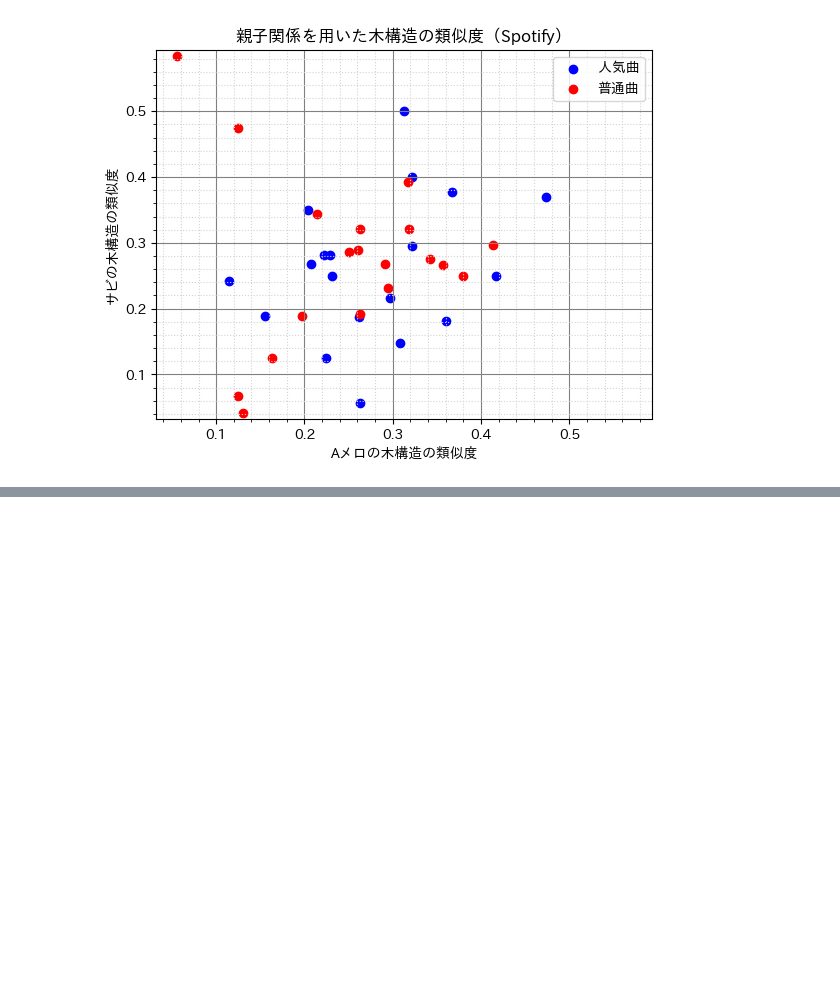
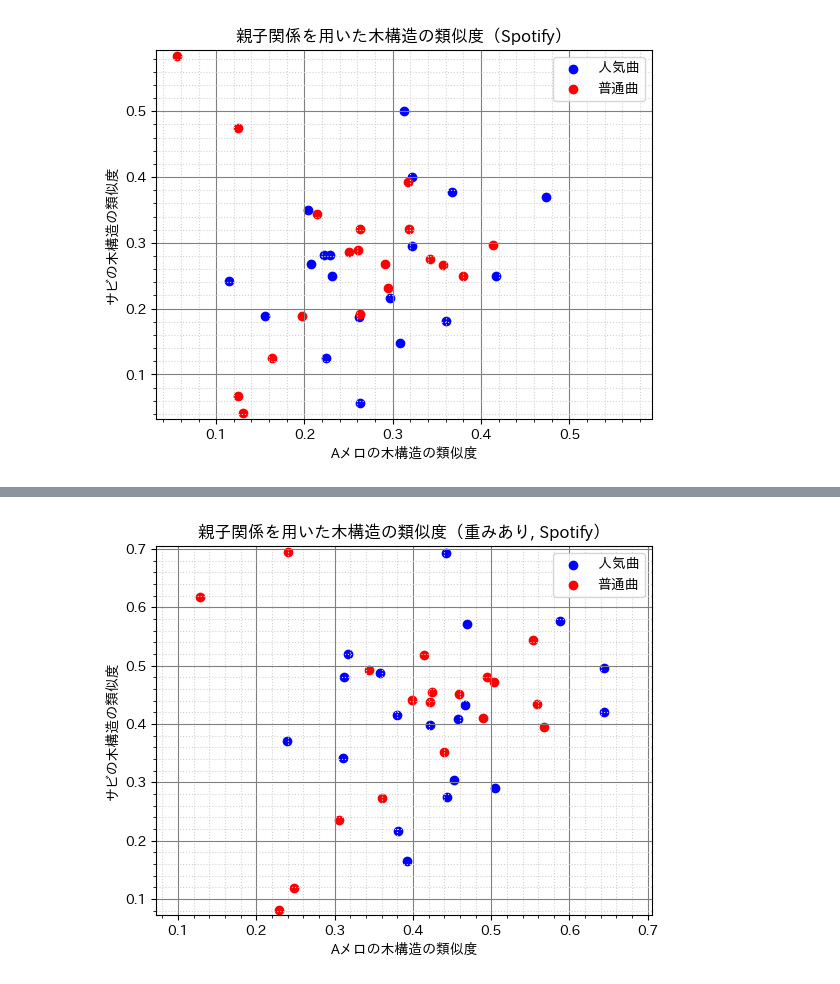
Before and after one commit to tsubasasugawara/lyrics_melody_analyzer, a Jupyter notebook: notebooks/ALL.ipynb, the cells around one changed output, grey strips where cells are left out. Drawn from its saved outputs; the diff is of its cells as text; code cells hidden in the pictures; blank space fills up the shorter version.

```diff
--- a/notebooks/ALL.ipynb
+++ b/notebooks/ALL.ipynb
@@ -189,0 +228,20 @@ plt.grid(which='minor', color='lightgray', linestyle='dotted')
+# %%
+sort_by_spotify = tree_similarity.dropna(subset=["spotify_id"]).sort_values("spotify_popularity", ascending=False)
+center = len(sort_by_spotify) // 2
+pop_spotify = sort_by_spotify[:center]
+unpop_spotify = sort_by_spotify[center:]
+
+plt.scatter(x=RATE_A, y=RATE_S, data=pop_spotify, color='blue', label='人気曲')
+plt.scatter(x=RATE_A, y=RATE_S, data=unpop_spotify, color='red', label='普通曲')
+
+plt.title("親子関係を用いた木構造の類似度（重みあり, Spotify）")
+plt.xlabel("Aメロの木構造の類似度")
+plt.ylabel("サビの木構造の類似度")
+plt.xlim(xy_min_ts, xy_max_ts)
+plt.ylim(xy_min_ts, xy_max_ts)
+plt.legend()
+plt.minorticks_on()
+plt.grid(which='major', color='gray', linestyle='solid')
+plt.grid(which='minor', color='lightgray', linestyle='dotted')
+# %% [output]
+[figure, added]
```
Also changed, not shown: parts of 3 cells of this notebook, 9 other files.
